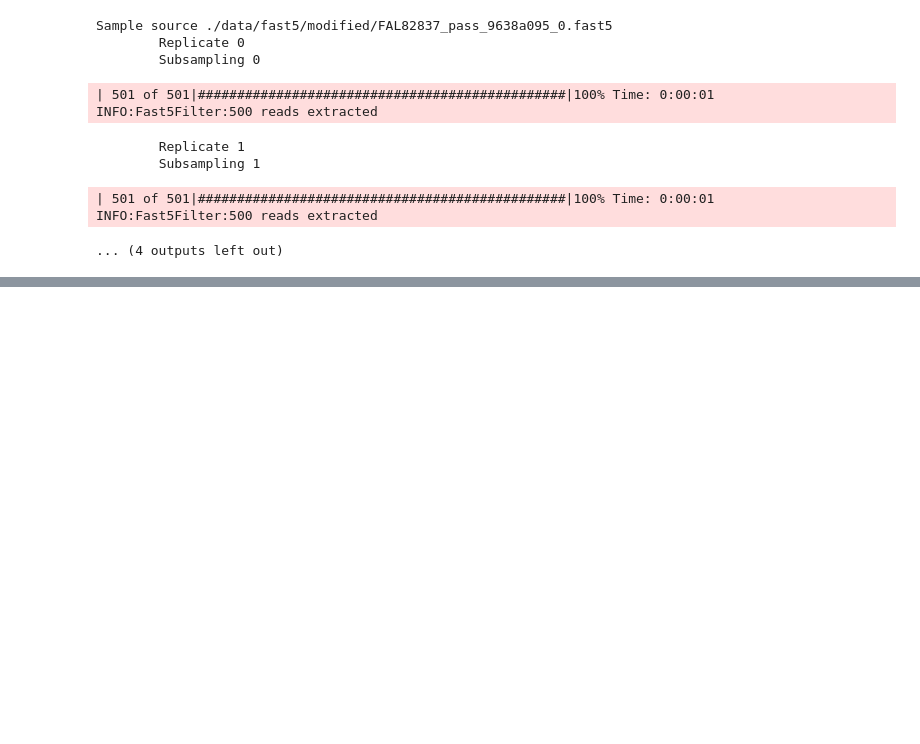
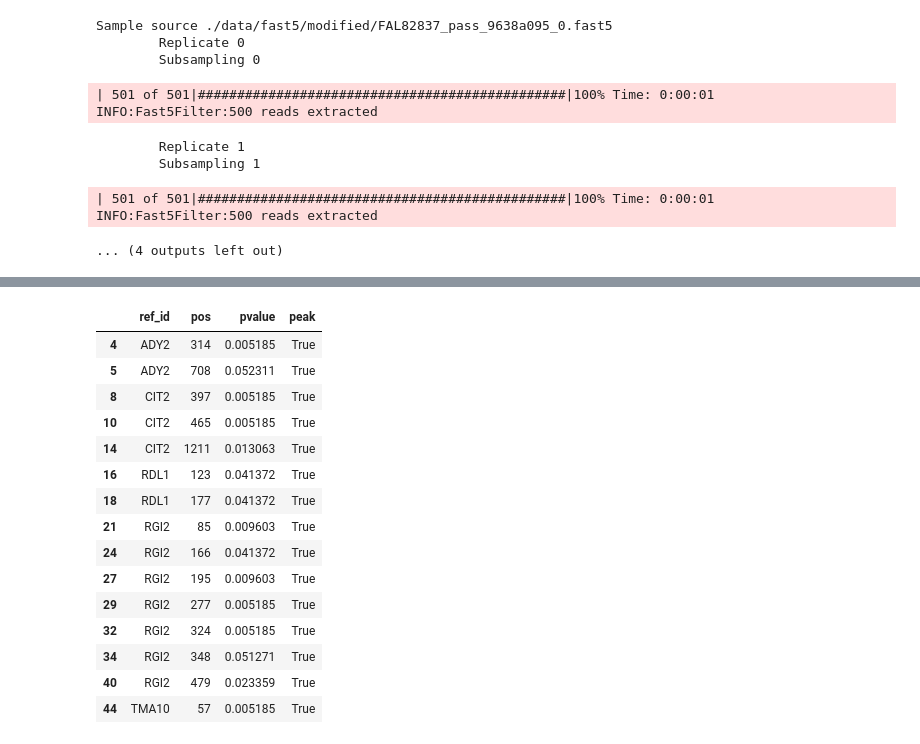
Before and after one commit to a-slide/MetaCompore, a Jupyter notebook: MetaCompore/setup_helper.ipynb, the cells around one changed output, grey strips where cells are left out. Drawn from its saved outputs; the diff is of its cells as text; code cells hidden in the pictures; blank space fills up the shorter version.

```diff
--- a/MetaCompore/setup_helper.ipynb
+++ b/MetaCompore/setup_helper.ipynb
@@ -230,0 +409,20 @@ INFO:Fast5Filter:500 reads extracted
+# %%
+df = pd.read_csv("./tests/nanocompore_results_KS_intensity_context_2.tsv", sep="\t")
+df[df.peak == True]
+# %% [output]
+|  | ref_id | pos | pvalue | peak |
+| 4 | ADY2 | 314 | 0.005185 | True |
+| 5 | ADY2 | 708 | 0.052311 | True |
+| 8 | CIT2 | 397 | 0.005185 | True |
+| 10 | CIT2 | 465 | 0.005185 | True |
+| 14 | CIT2 | 1211 | 0.013063 | True |
+| 16 | RDL1 | 123 | 0.041372 | True |
+| 18 | RDL1 | 177 | 0.041372 | True |
+| 21 | RGI2 | 85 | 0.009603 | True |
+| 24 | RGI2 | 166 | 0.041372 | True |
+| 27 | RGI2 | 195 | 0.009603 | True |
+| 29 | RGI2 | 277 | 0.005185 | True |
+| 32 | RGI2 | 324 | 0.005185 | True |
+| 34 | RGI2 | 348 | 0.051271 | True |
+| 40 | RGI2 | 479 | 0.023359 | True |
+| 44 | TMA10 | 57 | 0.005185 | True |
```
Also changed, not shown: parts of 12 cells of this notebook, 29 other files.
